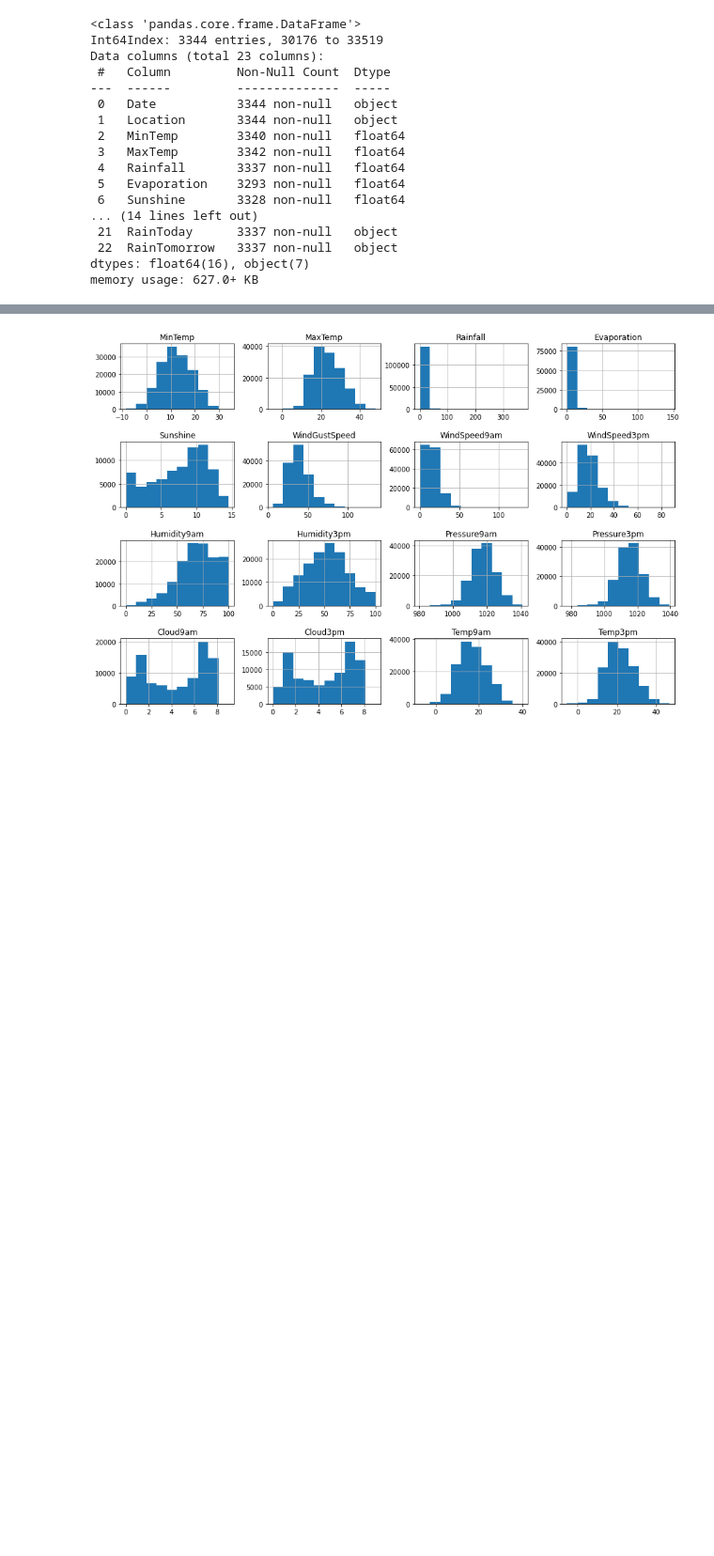
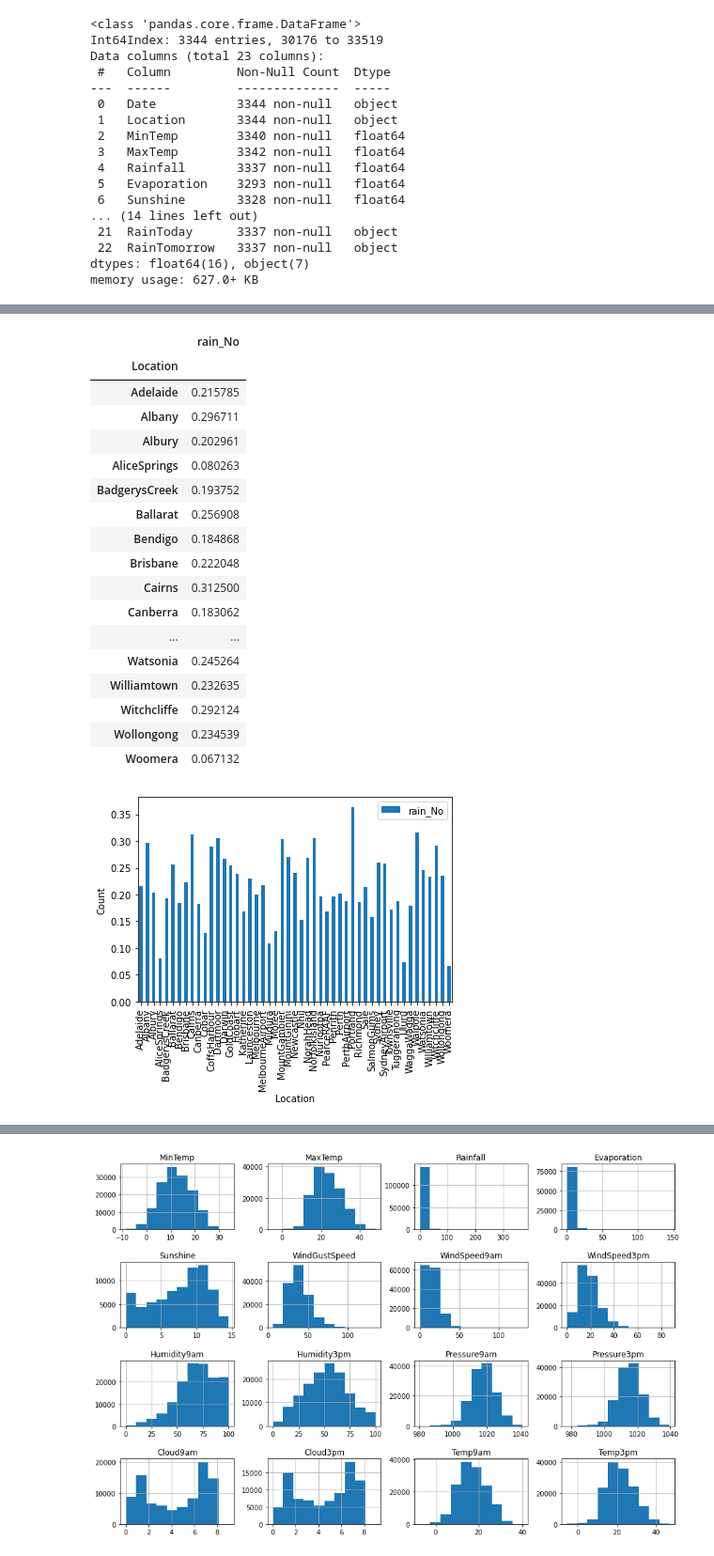
Before and after one commit to sangeetajay/Springboard, a Jupyter notebook: Second_Capstone/rain_in_australia_1.ipynb, the cells around one changed output, grey strips where cells are left out. Shown at 94% size. Cells and saved outputs as stored; diff of their text form; code cells hidden in the pictures; blank space fills up the shorter version.

```diff
--- a/Second_Capstone/rain_in_australia_1.ipynb
+++ b/Second_Capstone/rain_in_australia_1.ipynb
@@ -107,0 +169,23 @@ memory usage: 627.0+ KB
+# %%
+df.groupby(['Location'])[['rain_No']].mean().plot(kind='bar').set_ylabel('Count')
+df.groupby(['Location' ])[['rain_No']].mean()
+# %% [output]
+|  | rain_No |
+| Location |  |
+| Adelaide | 0.215785 |
+| Albany | 0.296711 |
+| Albury | 0.202961 |
+| AliceSprings | 0.080263 |
+| BadgerysCreek | 0.193752 |
+| Ballarat | 0.256908 |
+| Bendigo | 0.184868 |
+| Brisbane | 0.222048 |
+| Cairns | 0.312500 |
+| Canberra | 0.183062 |
+| ... | ... |
+| Watsonia | 0.245264 |
+| Williamtown | 0.232635 |
+| Witchcliffe | 0.292124 |
+| Wollongong | 0.234539 |
+| Woomera | 0.067132 |
+[figure, added]
```
Also changed, not shown: parts of 16 cells of this notebook.
